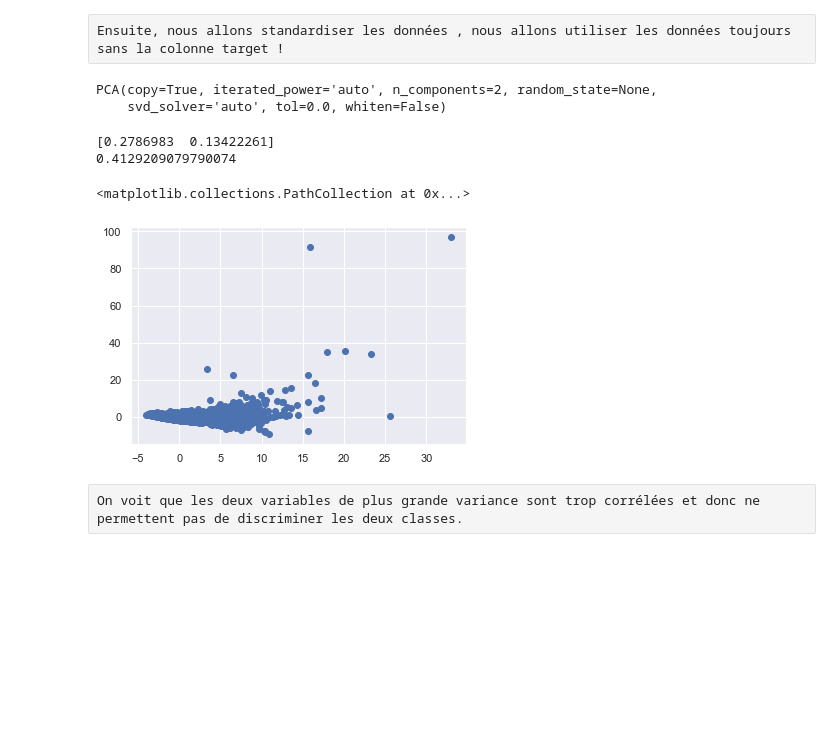
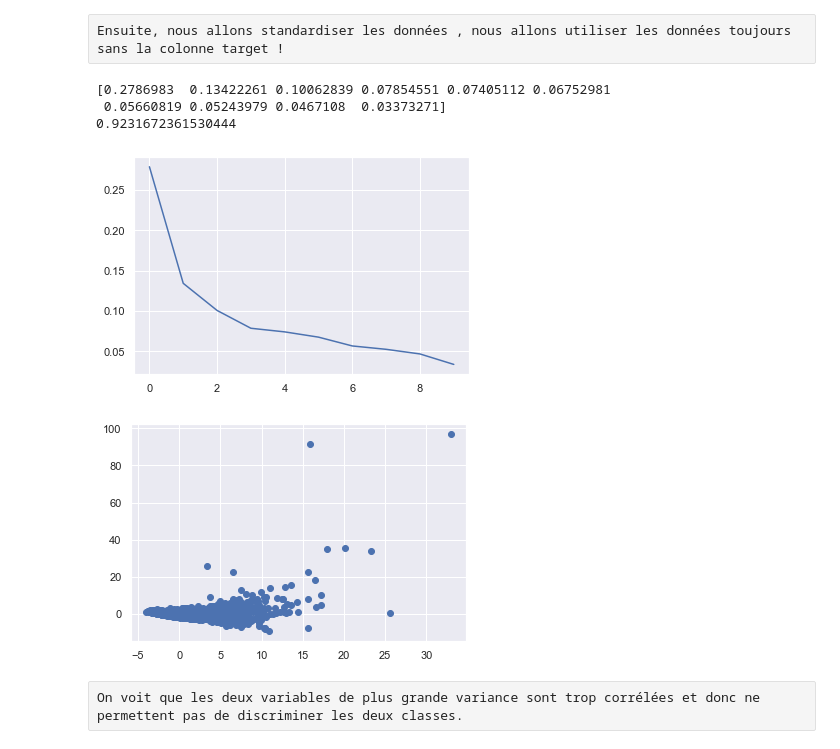
Before and after one commit to LE10EENFAIT/Africa, a Jupyter notebook: starting_kit/README_visualisation.ipynb, the cells around one changed output. Cells and saved outputs as stored; diff of their text form; code cells hidden in the pictures; blank space fills up the shorter version.

```diff
--- a/starting_kit/README_visualisation.ipynb
+++ b/starting_kit/README_visualisation.ipynb
@@ -278,29 +320,39 @@ data_scaled = sc.fit_transform(x_np)
 from sklearn import decomposition
 
 
-pca = decomposition.PCA(n_components=2)
-pca.fit(data_scaled)
+#pca = decomposition.PCA(n_components=10)
+#pca.fit(data_scaled)
-# %% [output]
-PCA(copy=True, iterated_power='auto', n_components=2, random_state=None,
-    svd_solver='auto', tol=0.0, whiten=False)
 # %%
 #on cherche le pourcentage de variance expliqué par les composantes principales trouvées grace à la PCA
 print(pca.explained_variance_ratio_)
-
 print(pca.explained_variance_ratio_.sum())
 # %% [output]
-[0.2786983  0.13422261]
-0.4129209079790074
+[0.2786983  0.13422261 0.10062839 0.07854551 0.07405112 0.06752981
+ 0.05660819 0.05243979 0.0467108  0.03373271]
+0.9231672361530444
+# %%
+
+plt.figure()
+plt.plot(pca.explained_variance_ratio_)
+plt.show()
+# %% [output]
+[figure, added]
 # %%
+
 # On affiche pour voir si les données sont séparables sur les dimensions de plus grande variance
 
 # projeter xsur les composantes principales
 data_projected = pca.transform(data_scaled)
 
+tab = pd.Series.tolist(data.get('target'))
+
+
 # afficher chaque observation
-plt.scatter(data_projected[:, 0], data_projected[:, 1])
+
+plt.scatter(data_projected[:, 0], data_projected[:, 1] )
+
+plt.show()
 # %% [output]
-<matplotlib.collections.PathCollection at 0x...>
 [figure]
 # %% [raw]
 On voit que les deux variables de plus grande variance sont trop corrélées et donc ne permettent pas de discriminer les deux classes.
```
Also changed, not shown: parts of 26 cells of this notebook.
